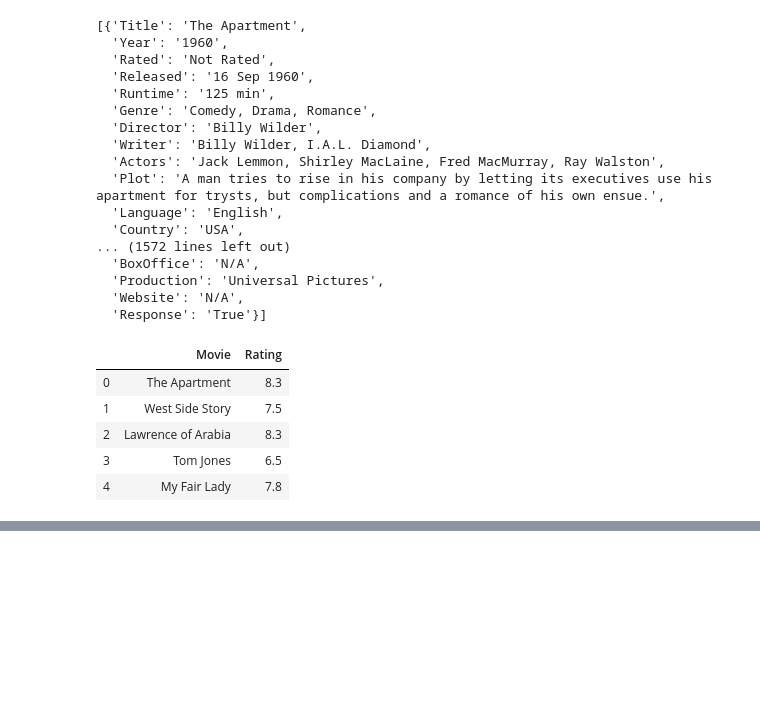
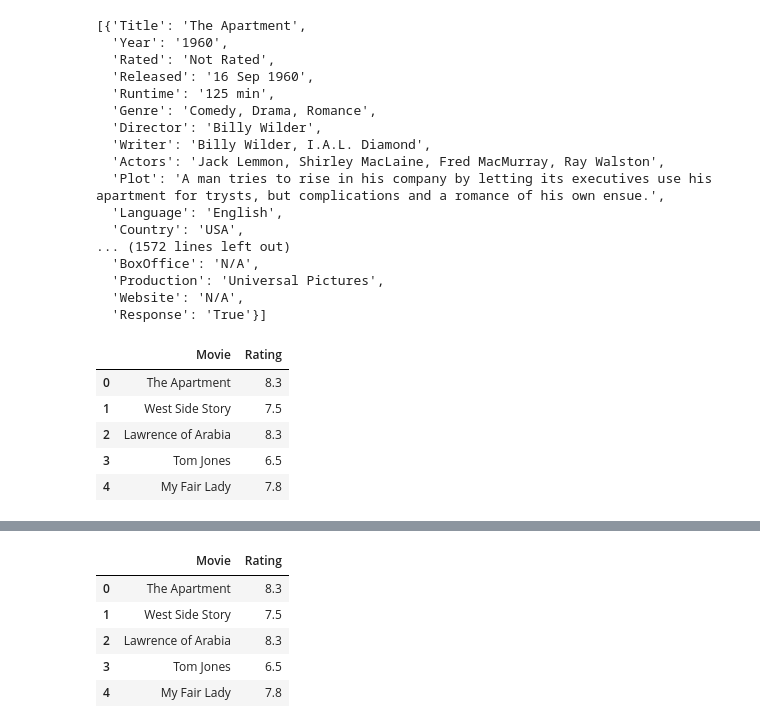
Before and after one commit to ireneshtepa/Project-2---ETL, a Jupyter notebook: project_file.ipynb, the cells around one changed output, grey strips where cells are left out. Cells and saved outputs as stored; diff of their text form; code cells hidden in the pictures; blank space fills up the shorter version.

```diff
--- a/project_file.ipynb
+++ b/project_file.ipynb
@@ -141,0 +173,9 @@ movie_imdb.head()
+# %%
+pd.read_sql_query('select * from ratings', con=engine).head()
+# %% [output]
+|  | Movie | Rating |
+| 0 | The Apartment | 8.3 |
+| 1 | West Side Story | 7.5 |
+| 2 | Lawrence of Arabia | 8.3 |
+| 3 | Tom Jones | 6.5 |
+| 4 | My Fair Lady | 7.8 |
```
Also changed, not shown: parts of 8 cells of this notebook, 1 other file.
